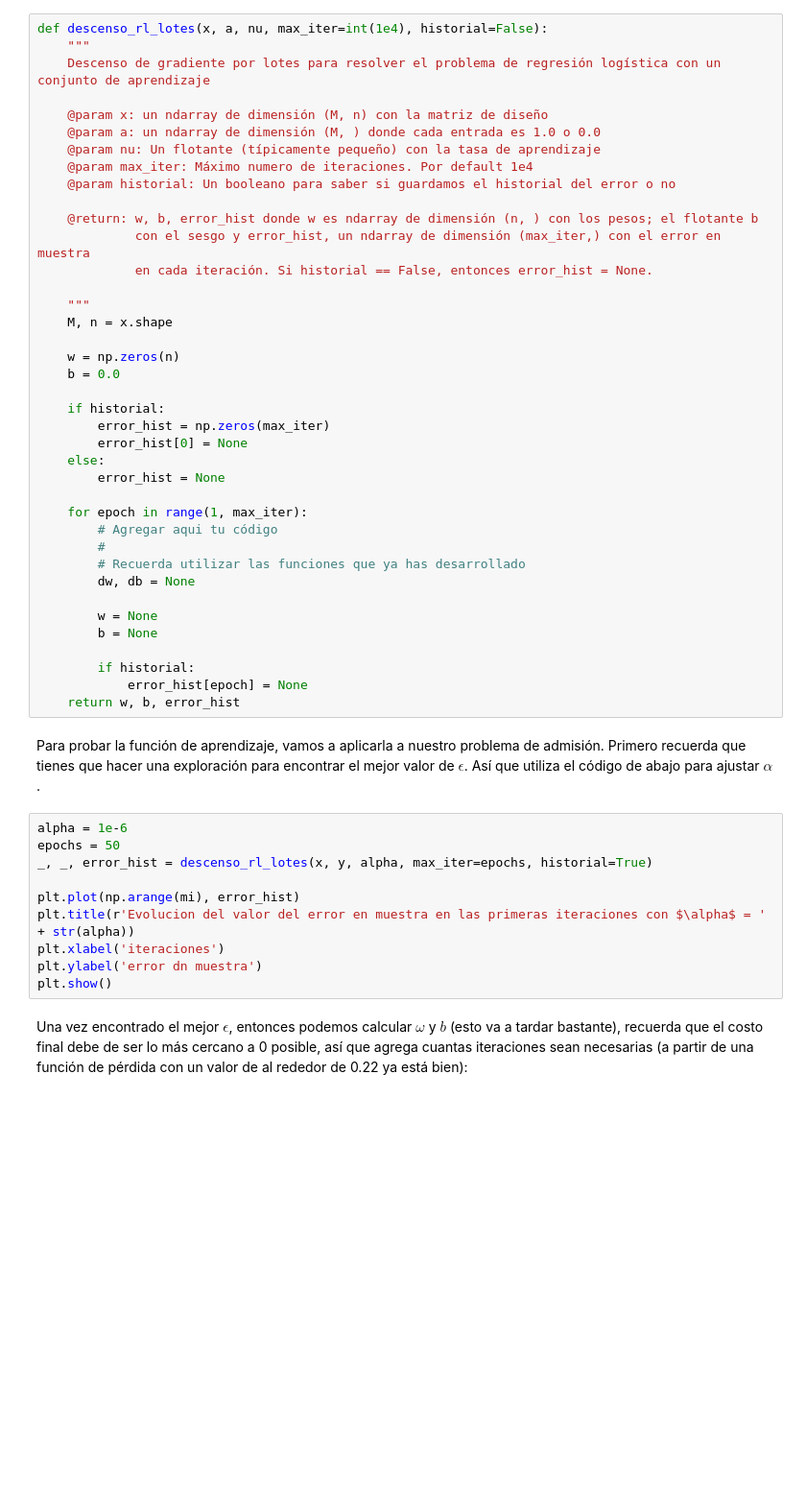
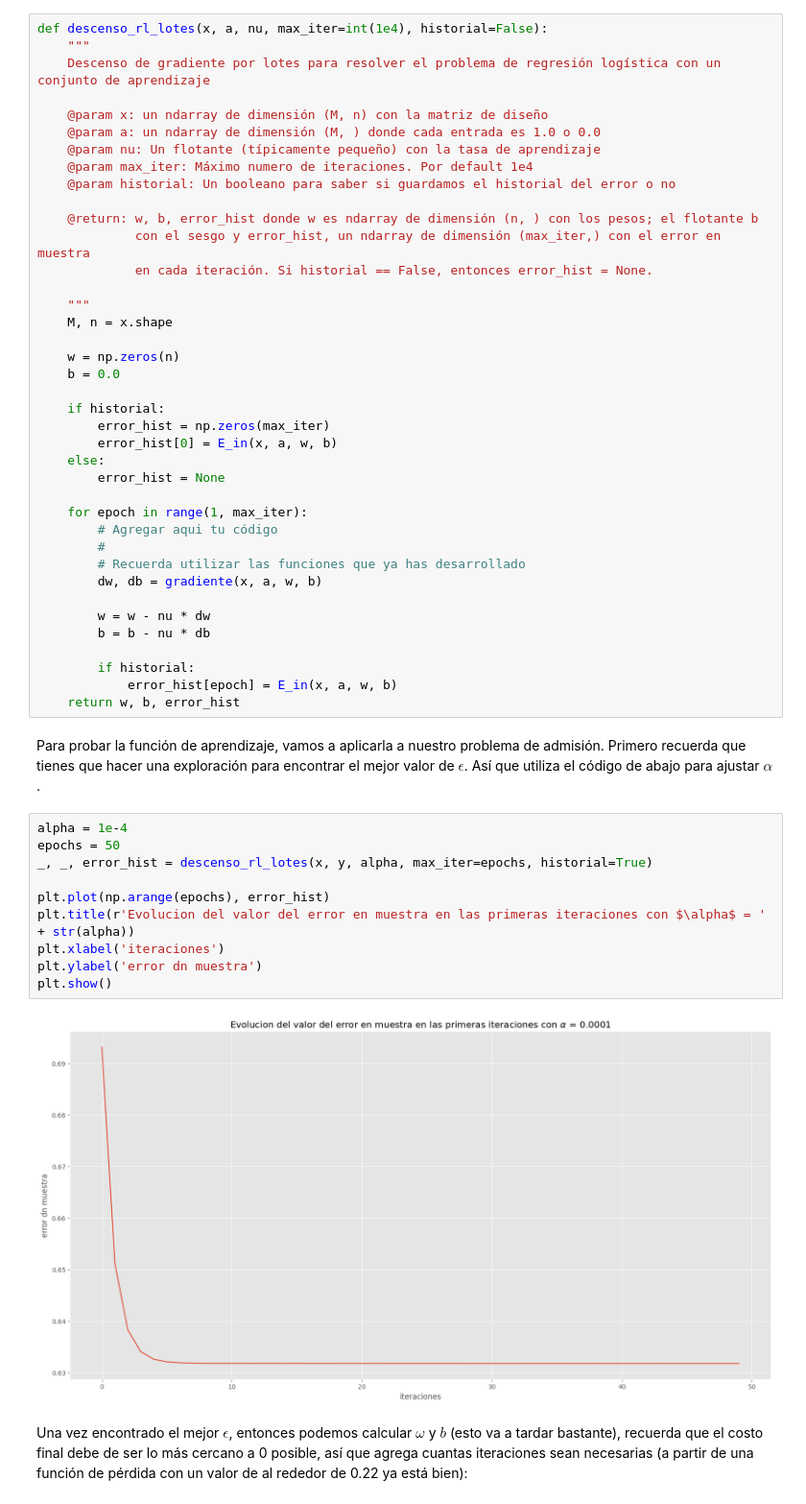
Before and after one commit to AlbertoAmayaSoria/2-Aprendizaje-2026, a Jupyter notebook: reg_logistica.ipynb, the cells around one changed output. Shown at 96% size. Cells and saved outputs as stored; diff of their text form; blank space fills up the shorter version.

```diff
--- a/reg_logistica.ipynb
+++ b/reg_logistica.ipynb
@@ -218,7 +220,7 @@ def descenso_rl_lotes(x, a, nu, max_iter=int(1e4), historial=False):
 
     if historial:
         error_hist = np.zeros(max_iter)
-        error_hist[0] = None
+        error_hist[0] = E_in(x, a, w, b)
     else:
         error_hist = None
 
@@ -226,26 +228,28 @@ def descenso_rl_lotes(x, a, nu, max_iter=int(1e4), historial=False):
         # Agregar aqui tu código
         #
         # Recuerda utilizar las funciones que ya has desarrollado
-        dw, db = None
+        dw, db = gradiente(x, a, w, b)
 
-        w = None
-        b = None
+        w = w - nu * dw
+        b = b - nu * db
 
         if historial:
-            error_hist[epoch] = None
+            error_hist[epoch] = E_in(x, a, w, b)
     return w, b, error_hist
 # %% [markdown]
 Para probar la función de aprendizaje, vamos a aplicarla a nuestro problema de admisión. Primero recuerda que tienes que hacer una exploración para encontrar el mejor valor de $\epsilon$. Así que utiliza el código de abajo para ajustar $\alpha$.
 # %%
-alpha = 1e-6
+alpha = 1e-4
 epochs = 50
 _, _, error_hist = descenso_rl_lotes(x, y, alpha, max_iter=epochs, historial=True)
 
-plt.plot(np.arange(mi), error_hist)
+plt.plot(np.arange(epochs), error_hist)
 plt.title(r'Evolucion del valor del error en muestra en las primeras iteraciones con $\alpha$ = ' + str(alpha))
 plt.xlabel('iteraciones')
 plt.ylabel('error dn muestra')
 plt.show()
+# %% [output]
+[figure, added]
 # %% [markdown]
 Una vez encontrado el mejor $\epsilon$, entonces podemos calcular $\omega$ y $b$ (esto va a tardar bastante), recuerda que el costo final debe de ser lo más cercano a 0 posible, así que agrega cuantas iteraciones sean necesarias (a partir de una función de pérdida con un valor de al rededor de 0.22 ya está bien):
 # %%
```
Also changed, not shown: parts of 4 cells of this notebook.
